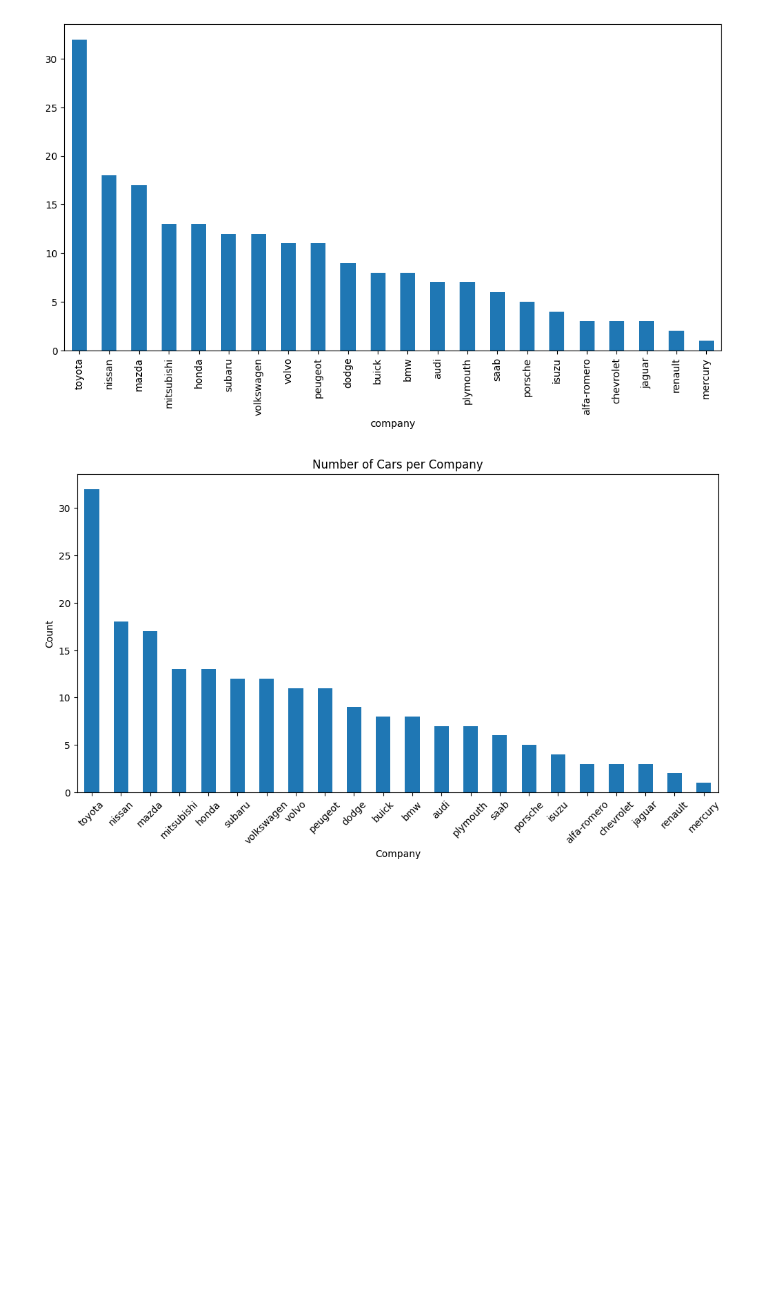
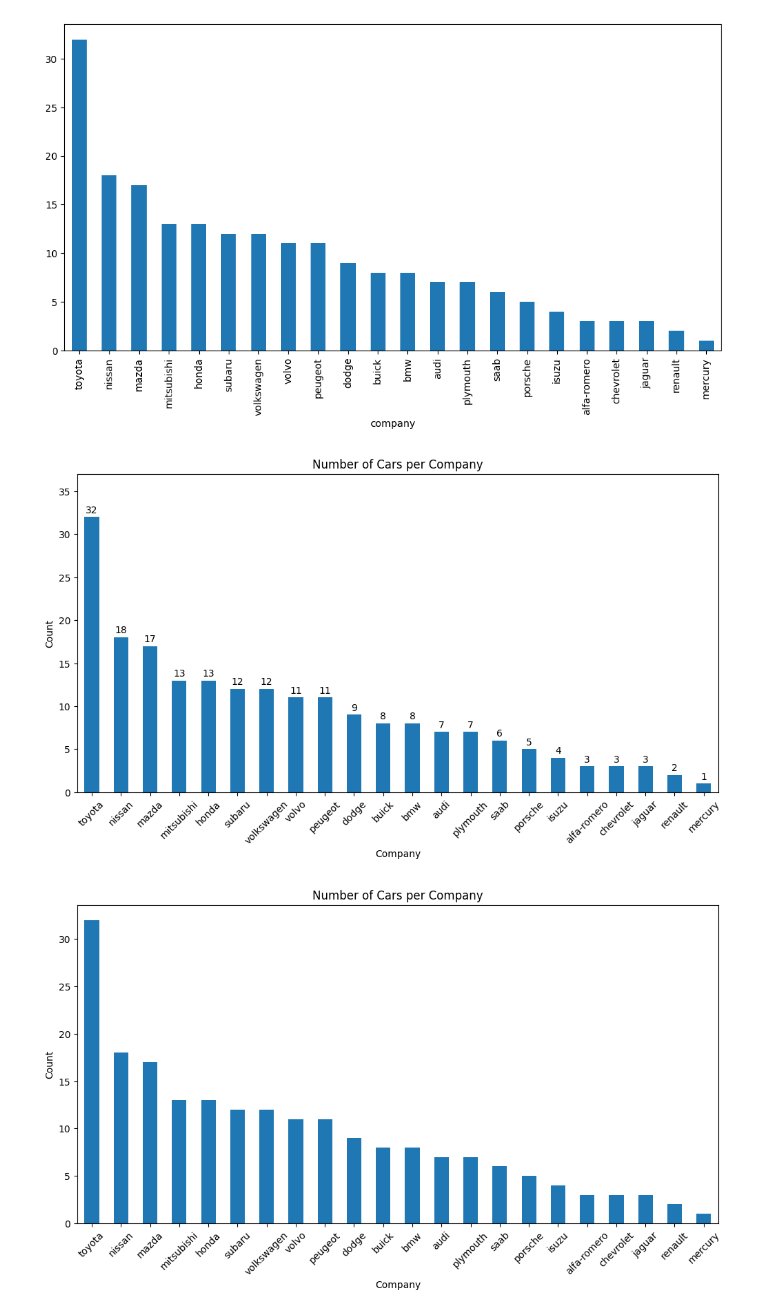
Before and after one commit to Sru-j/daily_lab_activities, a Jupyter notebook: car_dataset.ipynb, the cells around one changed output. Saved outputs shown, nothing was run; the diff lists cells and outputs as text; code cells hidden in the pictures; blank space fills up the shorter version.

```diff
--- a/car_dataset.ipynb
+++ b/car_dataset.ipynb
@@ -167,6 +167,23 @@ company_counts.plot(kind='bar', figsize=(12,6))
 # %% [output]
 <Axes: xlabel='company'>
 [figure]
+# %%
+ax = company_counts.plot(kind='bar', figsize=(12,6))
+
+# Add numbers on top
+for i, value in enumerate(company_counts):
+    ax.text(i, value + 0.5, str(value), ha='center')
+
+#If bars are tall, adjust spacing:
+ax.set_ylim(0, company_counts.max() + 5)
+
+plt.title("Number of Cars per Company")
+plt.xlabel("Company")
+plt.ylabel("Count")
+plt.xticks(rotation=45)
+plt.show()
+# %% [output]
+[figure, added]
 # %%
 company_counts.sort_values(ascending=False).plot(kind='bar', figsize=(12,6))
 plt.title("Number of Cars per Company")
```
Also changed, not shown: parts of 3 cells of this notebook.
